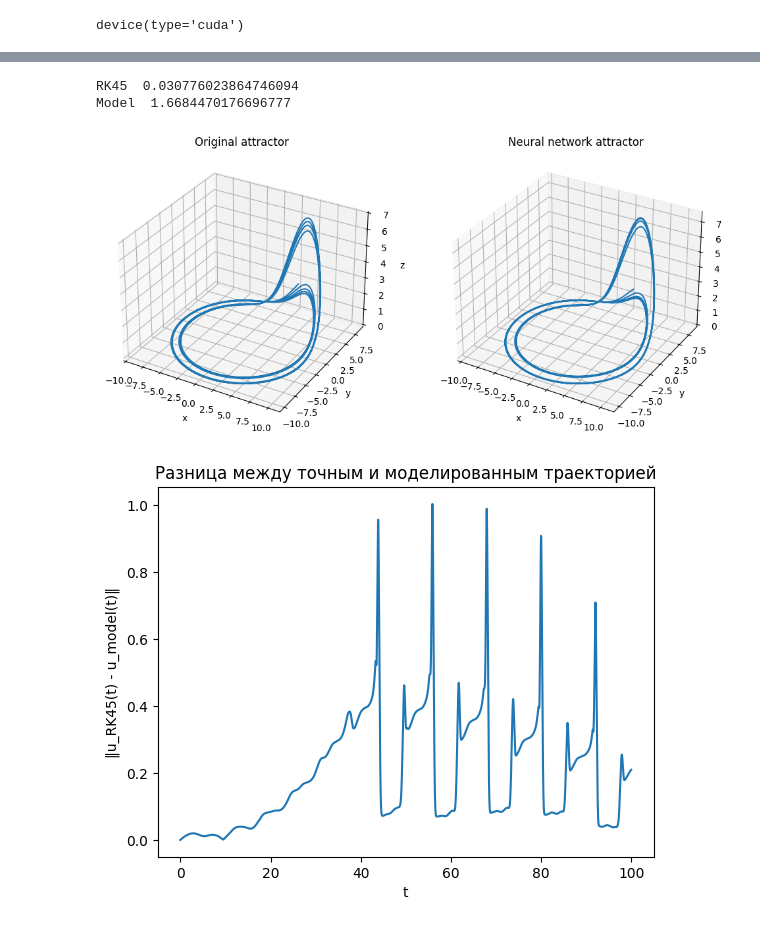
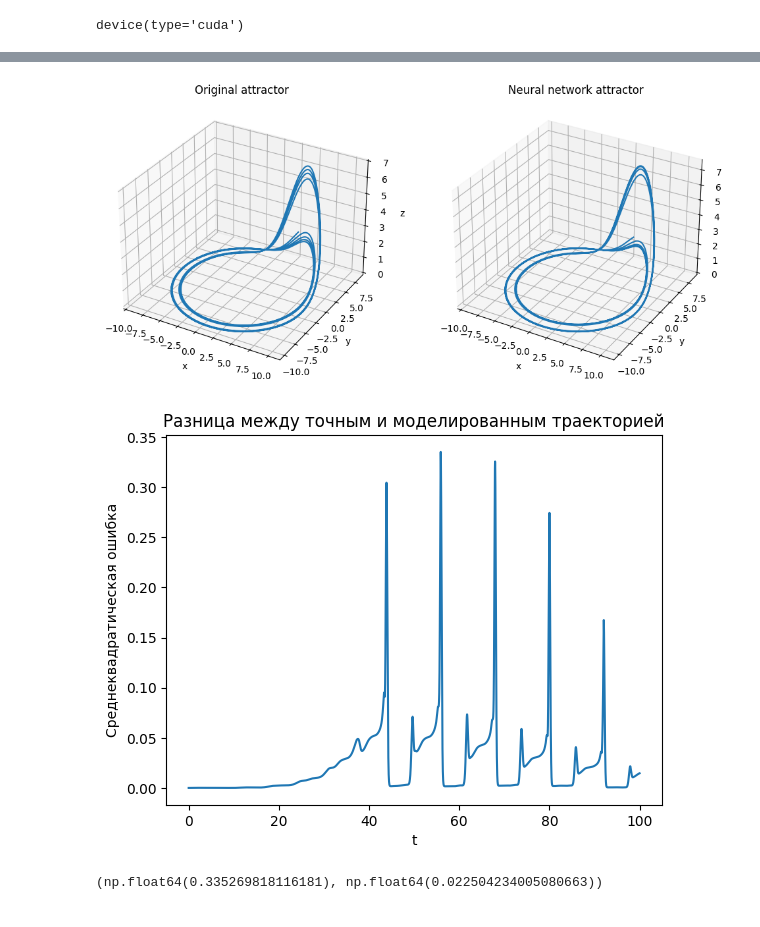
Before and after one commit to akon1te/ideal-guacamole, a Jupyter notebook: gpt_based_exps.ipynb, the cells around one changed output, grey strips where cells are left out. Saved outputs shown, nothing was run; the diff lists cells and outputs as text; code cells hidden in the pictures.

```diff
--- a/gpt_based_exps.ipynb
+++ b/gpt_based_exps.ipynb
@@ -214,36 +221,36 @@ with torch.no_grad():
         us[i] = u
         d = model(u.unsqueeze(0), p.unsqueeze(0)).squeeze(0)
         u = u + d
 
 u_model = us.cpu().numpy()
 
 
 fig = plt.figure(figsize=(12, 6))
 ax1 = fig.add_subplot(121, projection='3d')
 ax2 = fig.add_subplot(122, projection='3d')
 
 ax1.plot(sol.y[0][transient_process:], sol.y[1][transient_process:], sol.y[2][transient_process:], label=method)
 ax2.plot(u_model[:,0][transient_process:], u_model[:,1][transient_process:], u_model[:,2][transient_process:], label='Model')
 
 ax1.set_xlabel('x'); ax1.set_ylabel('y'); ax1.set_zlabel('z')
 ax1.set_title("Original attractor")
 
 ax2.set_xlabel('x'); ax2.set_ylabel('y'); ax2.set_zlabel('z')
 ax2.set_title("Neural network attractor")
 
 plt.show()
 
-
-err = np.linalg.norm(sol.y.T - u_model, axis=1)
+err = ((sol.y.T - u_model) ** 2).mean(axis=1)
 
 plt.figure()
 plt.plot(t_eval, err)
 plt.xlabel('t')
-plt.ylabel(f'‖u_{method}(t) - u_model(t)‖')
+plt.ylabel(f'Cреднеквадратическая ошибка')
 plt.title('Разница между точным и моделированным траекторией')
 plt.show()
+
+np.max(err), np.mean(err)
 # %% [output]
-RK45  0.030776023864746094
-Model  1.6684470176696777
 [figure]
-[figure, old version]
+[figure, new version]
+(np.float64(0.335269818116181), np.float64(0.022504234005080663))
```
Also changed, not shown: parts of 6 cells of this notebook, 8 other files.
